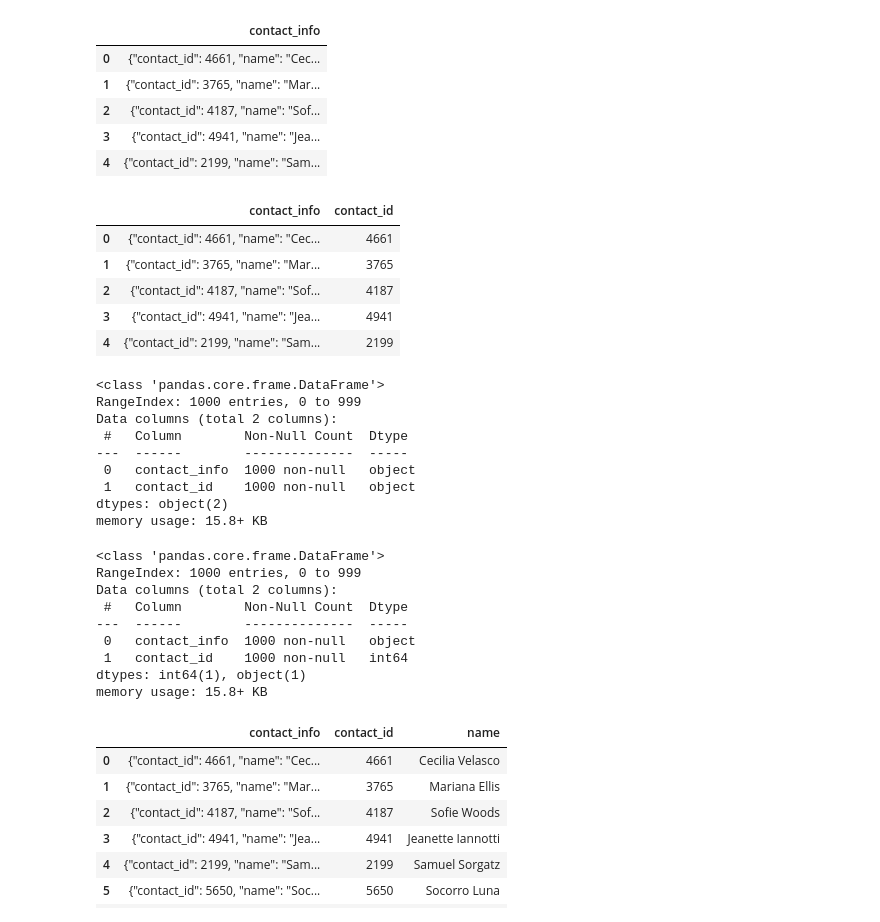
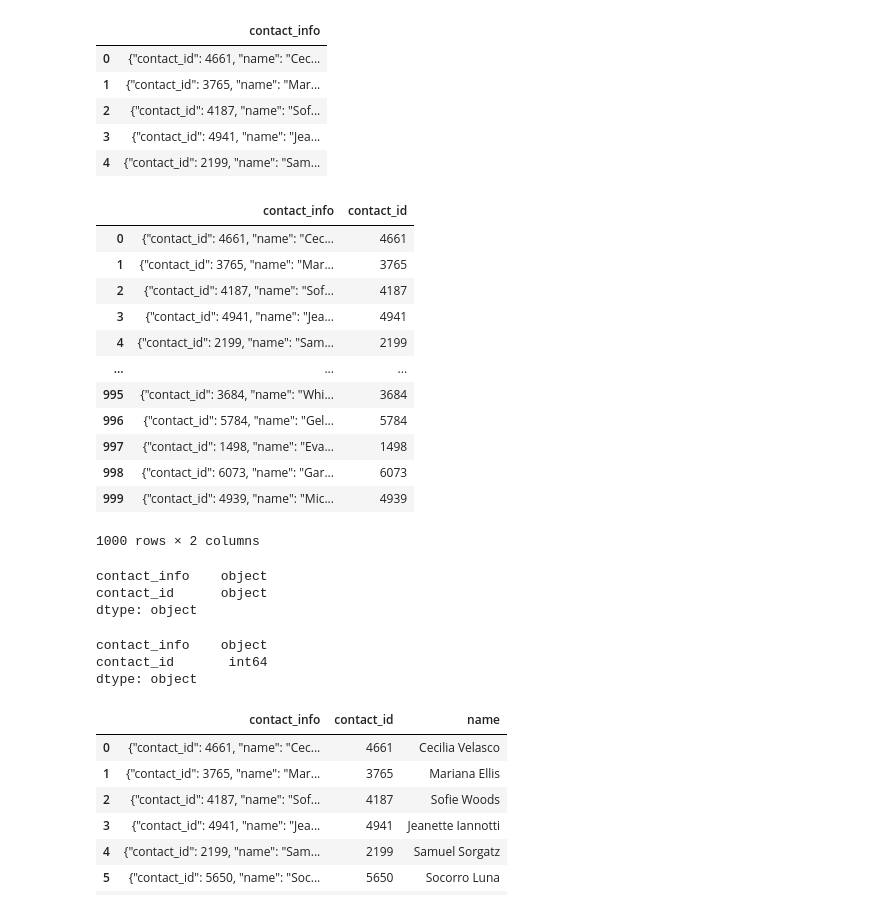
Before and after one commit to Andrew-Bourgeois/Crowdfunding_ETL, a Jupyter notebook: ETL_Mini_Project_ABourgeois_RGutierrez.ipynb, the cells around one changed output. Cells and saved outputs as stored; diff of their text form; code cells hidden in the pictures.

```diff
--- a/ETL_Mini_Project_ABourgeois_RGutierrez.ipynb
+++ b/ETL_Mini_Project_ABourgeois_RGutierrez.ipynb
@@ -320,7 +320,12 @@ campaign_cleaned.to_csv("Resources/campaign.csv", index=False)
 ### Extract the contacts.xlsx Data.
 # %%
 # Read the data into a Pandas DataFrame. Use the `header=2` parameter when reading in the data.
-contact_info_df = pd.read_excel('Resources/contacts.xlsx', header=2)
+"""
+    Code was not working when I used the 'header=2' parameter. After opening and reviewing the excel doc
+    I found the proper row reference for the header was row '3' for 'contact_info'.
+"""
+
+contact_info_df = pd.read_excel('Resources/contacts.xlsx', header=3)
 contact_info_df.head()
 # %% [output]
 |  | contact_info |
@@ -436,36 +455,37 @@ contact_info_df_copy.head()
 | 4 | {"contact_id": 2199, "name": "Sam... |
 # %%
 # Extract the four-digit contact ID number.
+# use '\d{4}' to extract any 4 digit number
+contact_info_df_copy['contact_id'] = contact_info_df_copy['contact_info'].str.extract(r'(\d{4})')
+contact_info_df_copy
 # %% [output]
 |  | contact_info | contact_id |
 | 0 | {"contact_id": 4661, "name": "Cec... | 4661 |
 | 1 | {"contact_id": 3765, "name": "Mar... | 3765 |
 | 2 | {"contact_id": 4187, "name": "Sof... | 4187 |
 | 3 | {"contact_id": 4941, "name": "Jea... | 4941 |
 | 4 | {"contact_id": 2199, "name": "Sam... | 2199 |
+| ... | ... | ... |
+| 995 | {"contact_id": 3684, "name": "Whi... | 3684 |
+| 996 | {"contact_id": 5784, "name": "Gel... | 5784 |
+| 997 | {"contact_id": 1498, "name": "Eva... | 1498 |
+| 998 | {"contact_id": 6073, "name": "Gar... | 6073 |
+| 999 | {"contact_id": 4939, "name": "Mic... | 4939 |
+1000 rows × 2 columns
 # %%
 # Check the datatypes.
+contact_info_df_copy.dtypes
 # %% [output]
-<class 'pandas.core.frame.DataFrame'>
-RangeIndex: 1000 entries, 0 to 999
-Data columns (total 2 columns):
- #   Column        Non-Null Count  Dtype
----  ------        --------------  -----
- 0   contact_info  1000 non-null   object
- 1   contact_id    1000 non-null   object
-dtypes: object(2)
-memory usage: 15.8+ KB
+contact_info    object
+contact_id      object
+dtype: object
 # %%
 # Convert the "contact_id" column to an int64 data type.
+contact_info_df_copy['contact_id'] = contact_info_df_copy['contact_id'].astype(int)
+contact_info_df_copy.dtypes
 # %% [output]
-<class 'pandas.core.frame.DataFrame'>
-RangeIndex: 1000 entries, 0 to 999
-Data columns (total 2 columns):
- #   Column        Non-Null Count  Dtype
----  ------        --------------  -----
- 0   contact_info  1000 non-null   object
- 1   contact_id    1000 non-null   int64
-dtypes: int64(1), object(1)
-memory usage: 15.8+ KB
+contact_info    object
+contact_id       int64
+dtype: object
 # %%
 # Extract the name of the contact and add it to a new column.
```
Also changed, not shown: parts of 8 cells of this notebook, 1 other file.
